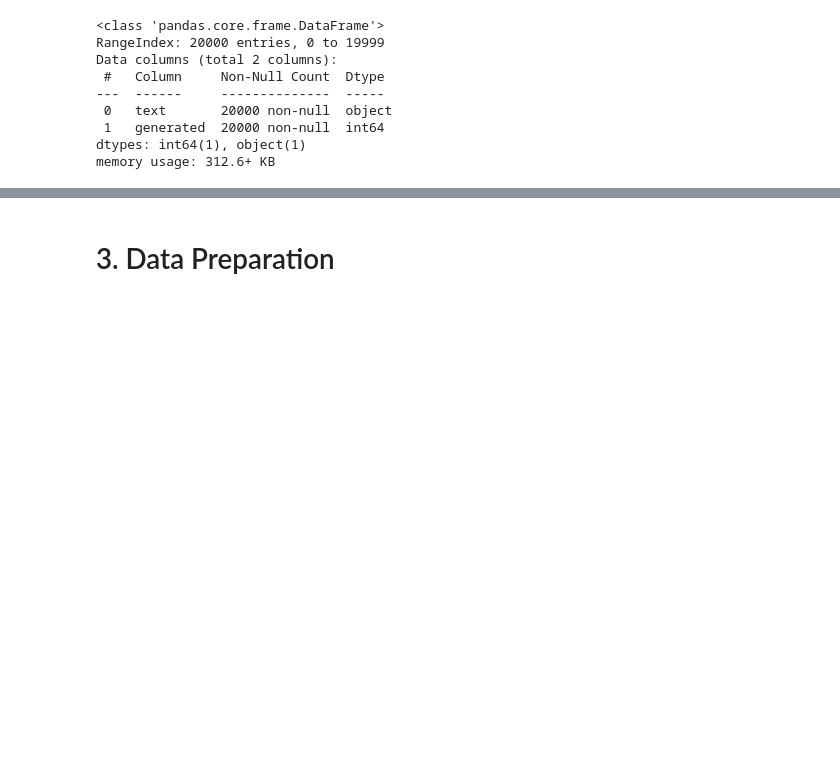
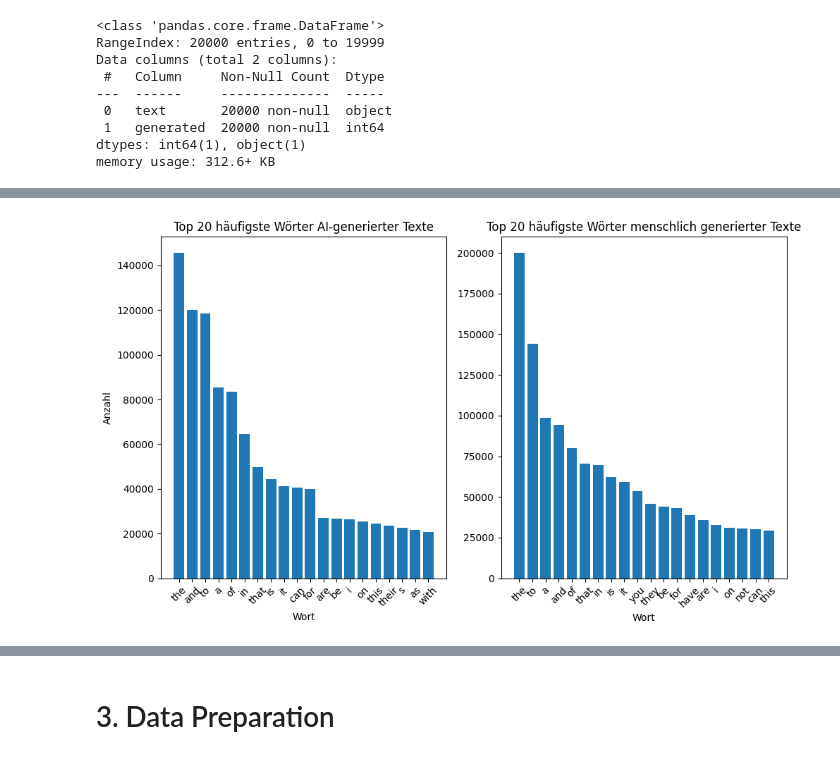
Before and after one commit to andreashubertus/DSundKI2, a Jupyter notebook: main.ipynb, the cells around one changed output, grey strips where cells are left out. Saved outputs shown, nothing was run; the diff lists cells and outputs as text; code cells hidden in the pictures; blank space fills up the shorter version.

```diff
--- a/main.ipynb
+++ b/main.ipynb
@@ -157,0 +140,32 @@ plt.show()
+# %%
+
+
+word_counts_ai = pd.Series(word_list_ai).value_counts()
+word_counts_ai = word_counts_ai.reset_index()
+word_counts_ai.columns = ["word", "count"]
+
+word_counts_human = pd.Series(word_list_human).value_counts()
+word_counts_human = word_counts_human.reset_index()
+word_counts_human.columns = ["word", "count"]
+
+top_words_ai = word_counts_ai.head(top_n)
+top_words_human = word_counts_human.head(top_n)
+
+
+plt.figure(figsize=(10, 6))
+plt.subplot(1,2,1)
+plt.bar(top_words_ai["word"], top_words_ai["count"])
+plt.title(f"Top {top_n} häufigste Wörter AI-generierter Texte")
+plt.xlabel("Wort")
+plt.ylabel("Anzahl")
+plt.xticks(rotation=45)
+
+plt.subplot(1,2,2)
+plt.bar(top_words_human["word"], top_words_human["count"])
+plt.title(f"Top {top_n} häufigste Wörter menschlich generierter Texte")
+plt.xlabel("Wort")
+plt.xticks(rotation=45)
+plt.tight_layout()
+plt.show()
+# %% [output]
+[figure, added]
```
Also changed, not shown: parts of 4 cells of this notebook.
